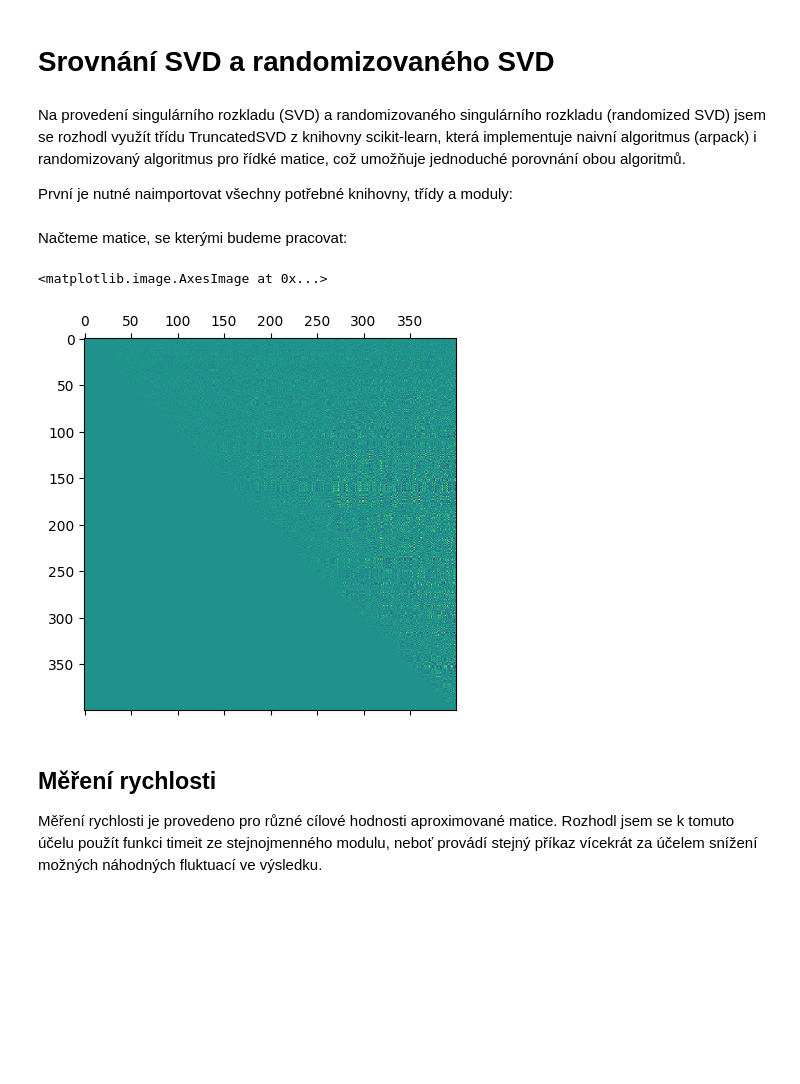
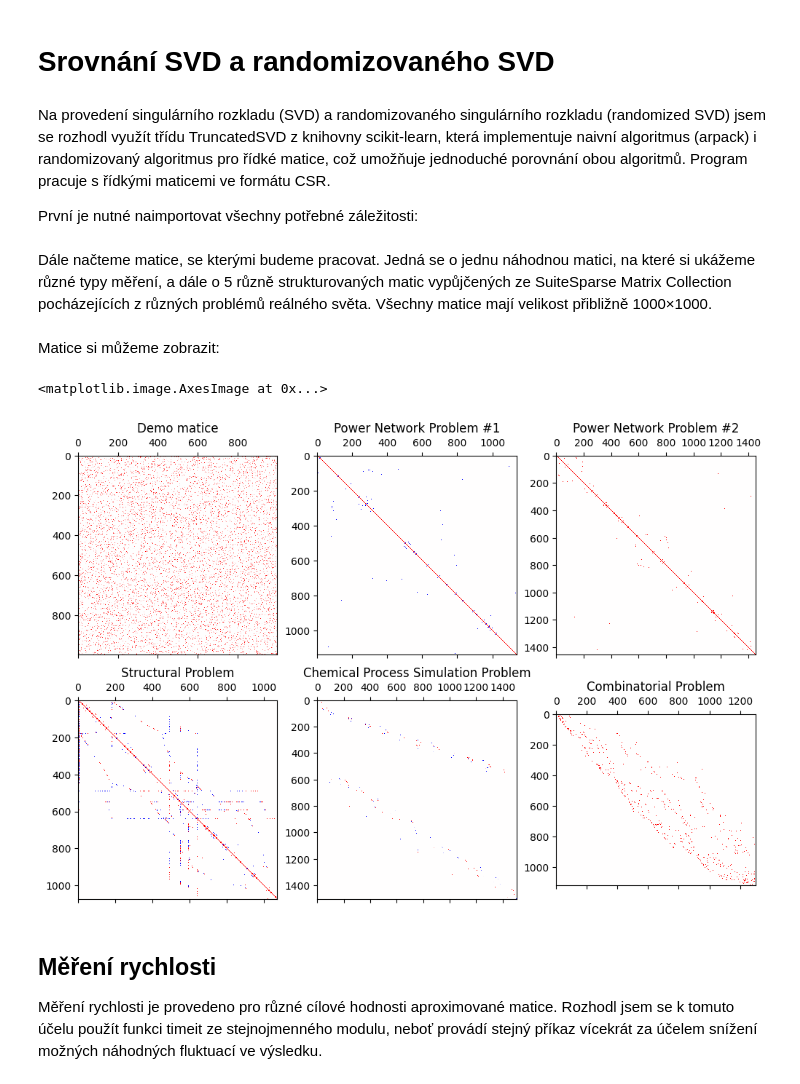
Before and after one commit to OndrejKucera77/numlingebra2, a Jupyter notebook: kod.ipynb, the cells around one changed output. Saved outputs shown, nothing was run; the diff lists cells and outputs as text; code cells hidden in the pictures; blank space fills up the shorter version.

```diff
--- a/kod.ipynb
+++ b/kod.ipynb
@@ -1,9 +1,9 @@
 # %% [markdown]
 # Srovnání SVD a randomizovaného SVD
 # %% [markdown]
-Na provedení singulárního rozkladu (SVD) a randomizovaného singulárního rozkladu (randomized SVD) jsem se rozhodl využít třídu TruncatedSVD z knihovny scikit-learn, která implementuje naivní algoritmus (arpack) i randomizovaný algoritmus pro řídké matice, což umožňuje jednoduché porovnání obou algoritmů.
+Na provedení singulárního rozkladu (SVD) a randomizovaného singulárního rozkladu (randomized SVD) jsem se rozhodl využít třídu TruncatedSVD z knihovny scikit-learn, která implementuje naivní algoritmus (arpack) i randomizovaný algoritmus pro řídké matice, což umožňuje jednoduché porovnání obou algoritmů. Program pracuje s řídkými maticemi ve formátu CSR.
 
-První je nutné naimportovat všechny potřebné knihovny, třídy a moduly:
+První je nutné naimportovat všechny potřebné záležitosti:
 # %%
 import numpy as np
 from sklearn.decomposition import TruncatedSVD
@@ -12,18 +13,39 @@ import matplotlib.pyplot as plt
 import timeit, tracemalloc
 # %% [markdown]
-Načteme matice, se kterými budeme pracovat:
+Dále načteme matice, se kterými budeme pracovat. Jedná se o jednu náhodnou matici, na které si ukážeme různé typy měření, a dále o 5 různě strukturovaných matic vypůjčených ze SuiteSparse Matrix Collection pocházejících z různých problémů reálného světa. Všechny matice mají velikost přibližně 1000×1000.
 # %%
-from scipy.linalg import lu
-m = 400
-n = 400
-Md = np.random.rand(m, n)
-_, L, U = lu(Md)
-Md = U @ L.T
-M = csr_matrix(Md)
-plt.matshow(Md)
+demo_matrix = random(1000, 1000, 0.1, "csr", rng=13)  # náhodná matice na ukázku jednotlivých měření
+
+# ukázkové matice z reálného světa
+example_pwr1 = load_npz("mat/1138_bus.npz")     # Power Network Problem: čtvercová spd reálná
+example_pwr2 = load_npz("mat/bcspwr06.npz")     # Power Network Problem: čtvercová symetrická binární
+example_strc = load_npz("mat/bcsstk08.npz")     # Structural Problem: čtvercová spd reálná
+example_chem = load_npz("mat/west1505.npz")     # Chemical Process Simulation Problem: čtvercová reálná
+example_comb = load_npz("mat/TF13.npz")         # Combinatorial Problem: obdélníková celočíselná
-# %% [output]
-<matplotlib.image.AxesImage at 0x...>
-[figure, removed]
+# %% [markdown]
+Matice si můžeme zobrazit:
+# %%
+fig = plt.figure(figsize=(12, 8))
+ax = fig.subplots(2, 3)
+
+ax[0, 0].set_title("Demo matice")
+ax[0, 1].set_title("Power Network Problem #1")
+ax[0, 2].set_title("Power Network Problem #2")
+ax[1, 0].set_title("Structural Problem")
+ax[1, 1].set_title("Chemical Process Simulation Problem")
+ax[1, 2].set_title("Combinatorial Problem")
+
+norm = CenteredNorm()
+colmap = "bwr"
+ax[0, 0].matshow(demo_matrix.todense(), norm=norm, cmap=colmap)
+ax[0, 1].matshow(example_pwr1.todense(), norm=norm, cmap=colmap)
+ax[0, 2].matshow(example_pwr2.todense(), norm=norm, cmap=colmap)
+ax[1, 0].matshow(example_strc.todense(), norm=norm, cmap=colmap)
+ax[1, 1].matshow(example_chem.todense(), norm=norm, cmap=colmap)
+ax[1, 2].matshow(example_comb.todense(), norm=norm, cmap=colmap)
+# %% [output]
+<matplotlib.image.AxesImage at 0x...>
+[figure, added]
 # %% [markdown]
 ## Měření rychlosti
 Měření rychlosti je provedeno pro různé cílové hodnosti aproximované matice. Rozhodl jsem se k tomuto účelu použít funkci timeit ze stejnojmenného modulu, neboť provádí stejný příkaz vícekrát za účelem snížení možných náhodných fluktuací ve výsledku.
```
Also changed, not shown: parts of 5 cells of this notebook.
